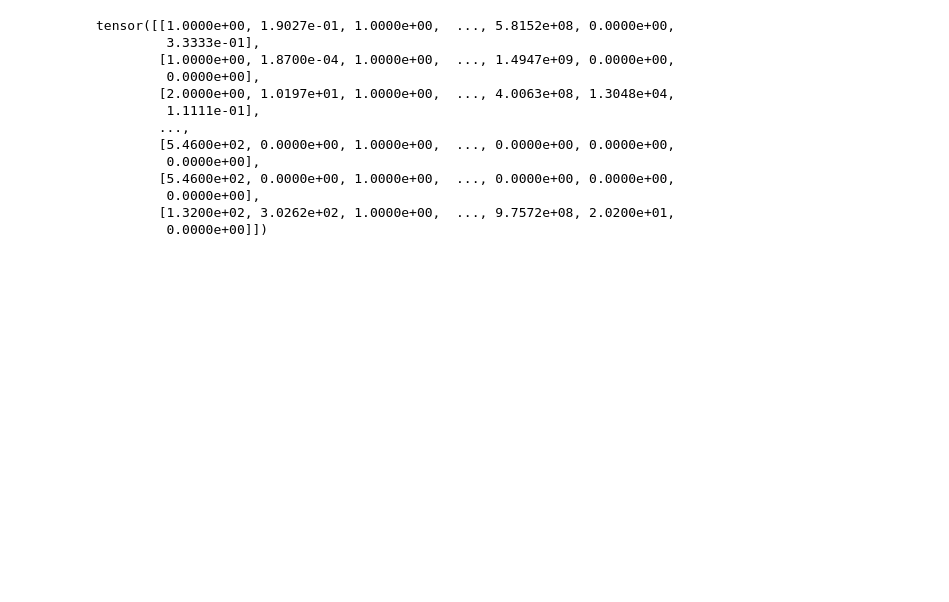
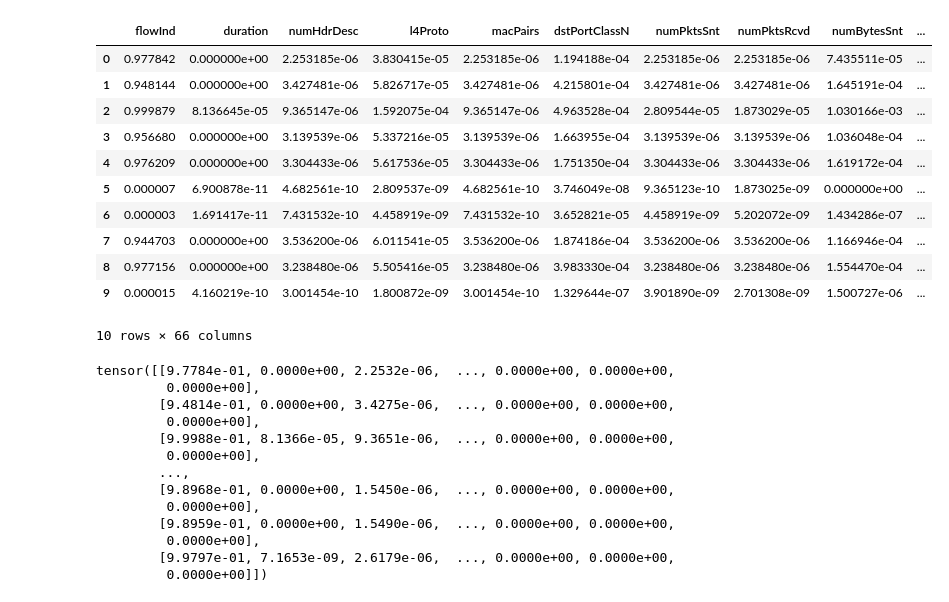
Before and after one commit to ArifulIslamPreence/IoT-TCP-Attack-detection, a Jupyter notebook: notebooks/tran_autoencoder.ipynb, the cells around one changed output. Saved outputs shown, nothing was run; the diff lists cells and outputs as text; code cells hidden in the pictures; blank space fills up the shorter version.

Commit message:
Cleaning up autoencoder notebook from GPU results branch

```diff
--- a/notebooks/tran_autoencoder.ipynb
+++ b/notebooks/tran_autoencoder.ipynb
@@ -53,20 +20,46 @@ dim = len(features)
+# %%
+# For full dataset, run tran_feature_selection notebook before this one
+# For small subset of data, run tran_sample_preprocessing notebook beofore this one (ideal for testing model on CPU)
+
+%store -r benign_flows
+%store -r mixed_flows
+%store -r features
+
+dim = len(features)
+
+training = preprocessing.normalize(benign_flows[features])
+train_data = pd.DataFrame(training, columns = features)
+train_data.head(10)
+# %% [output]
+|  | flowInd | duration | numHdrDesc | l4Proto | macPairs | dstPortClassN | numPktsSnt | numPktsRcvd | numBytesSnt | ... |
+| 0 | 0.977842 | 0.000000e+00 | 2.253185e-06 | 3.830415e-05 | 2.253185e-06 | 1.194188e-04 | 2.253185e-06 | 2.253185e-06 | 7.435511e-05 | ... |
+| 1 | 0.948144 | 0.000000e+00 | 3.427481e-06 | 5.826717e-05 | 3.427481e-06 | 4.215801e-04 | 3.427481e-06 | 3.427481e-06 | 1.645191e-04 | ... |
+| 2 | 0.999879 | 8.136645e-05 | 9.365147e-06 | 1.592075e-04 | 9.365147e-06 | 4.963528e-04 | 2.809544e-05 | 1.873029e-05 | 1.030166e-03 | ... |
+| 3 | 0.956680 | 0.000000e+00 | 3.139539e-06 | 5.337216e-05 | 3.139539e-06 | 1.663955e-04 | 3.139539e-06 | 3.139539e-06 | 1.036048e-04 | ... |
+| 4 | 0.976209 | 0.000000e+00 | 3.304433e-06 | 5.617536e-05 | 3.304433e-06 | 1.751350e-04 | 3.304433e-06 | 3.304433e-06 | 1.619172e-04 | ... |
+| 5 | 0.000007 | 6.900878e-11 | 4.682561e-10 | 2.809537e-09 | 4.682561e-10 | 3.746049e-08 | 9.365123e-10 | 1.873025e-09 | 0.000000e+00 | ... |
+| 6 | 0.000003 | 1.691417e-11 | 7.431532e-10 | 4.458919e-09 | 7.431532e-10 | 3.652821e-05 | 4.458919e-09 | 5.202072e-09 | 1.434286e-07 | ... |
+| 7 | 0.944703 | 0.000000e+00 | 3.536200e-06 | 6.011541e-05 | 3.536200e-06 | 1.874186e-04 | 3.536200e-06 | 3.536200e-06 | 1.166946e-04 | ... |
+| 8 | 0.977156 | 0.000000e+00 | 3.238480e-06 | 5.505416e-05 | 3.238480e-06 | 3.983330e-04 | 3.238480e-06 | 3.238480e-06 | 1.554470e-04 | ... |
+| 9 | 0.000015 | 4.160219e-10 | 3.001454e-10 | 1.800872e-09 | 3.001454e-10 | 1.329644e-07 | 3.901890e-09 | 2.701308e-09 | 1.500727e-06 | ... |
+10 rows × 66 columns
 # %%
 #dataset loading
-train_tensor = torch.tensor(benign_flows[features].values.astype(np.float32))
-train_loader = torch.utils.data.DataLoader(train_tensor, batch_size = BATCH_SIZE, shuffle = False)
-print(train_tensor)
+train_tensor = torch.tensor(train_data.values.astype(np.float32))
+train_loader = torch.utils.data.DataLoader(train_tensor, batch_size = BATCH_SIZE, shuffle = True)
+train_tensor
 # %% [output]
-tensor([[1.0000e+00, 1.9027e-01, 1.0000e+00,  ..., 5.8152e+08, 0.0000e+00,
-         3.3333e-01],
-        [1.0000e+00, 1.8700e-04, 1.0000e+00,  ..., 1.4947e+09, 0.0000e+00,
+tensor([[9.7784e-01, 0.0000e+00, 2.2532e-06,  ..., 0.0000e+00, 0.0000e+00,
          0.0000e+00],
-        [2.0000e+00, 1.0197e+01, 1.0000e+00,  ..., 4.0063e+08, 1.3048e+04,
-         1.1111e-01],
+        [9.4814e-01, 0.0000e+00, 3.4275e-06,  ..., 0.0000e+00, 0.0000e+00,
+         0.0000e+00],
+        [9.9988e-01, 8.1366e-05, 9.3651e-06,  ..., 0.0000e+00, 0.0000e+00,
+         0.0000e+00],
         ...,
-        [5.4600e+02, 0.0000e+00, 1.0000e+00,  ..., 0.0000e+00, 0.0000e+00,
+        [9.8968e-01, 0.0000e+00, 1.5450e-06,  ..., 0.0000e+00, 0.0000e+00,
          0.0000e+00],
-        [5.4600e+02, 0.0000e+00, 1.0000e+00,  ..., 0.0000e+00, 0.0000e+00,
+        [9.8959e-01, 0.0000e+00, 1.5490e-06,  ..., 0.0000e+00, 0.0000e+00,
          0.0000e+00],
-        [1.3200e+02, 3.0262e+02, 1.0000e+00,  ..., 9.7572e+08, 2.0200e+01,
+        [9.9797e-01, 7.1653e-09, 2.6179e-06,  ..., 0.0000e+00, 0.0000e+00,
          0.0000e+00]])
 # %%
```
Also changed, not shown: parts of 8 cells of this notebook.
